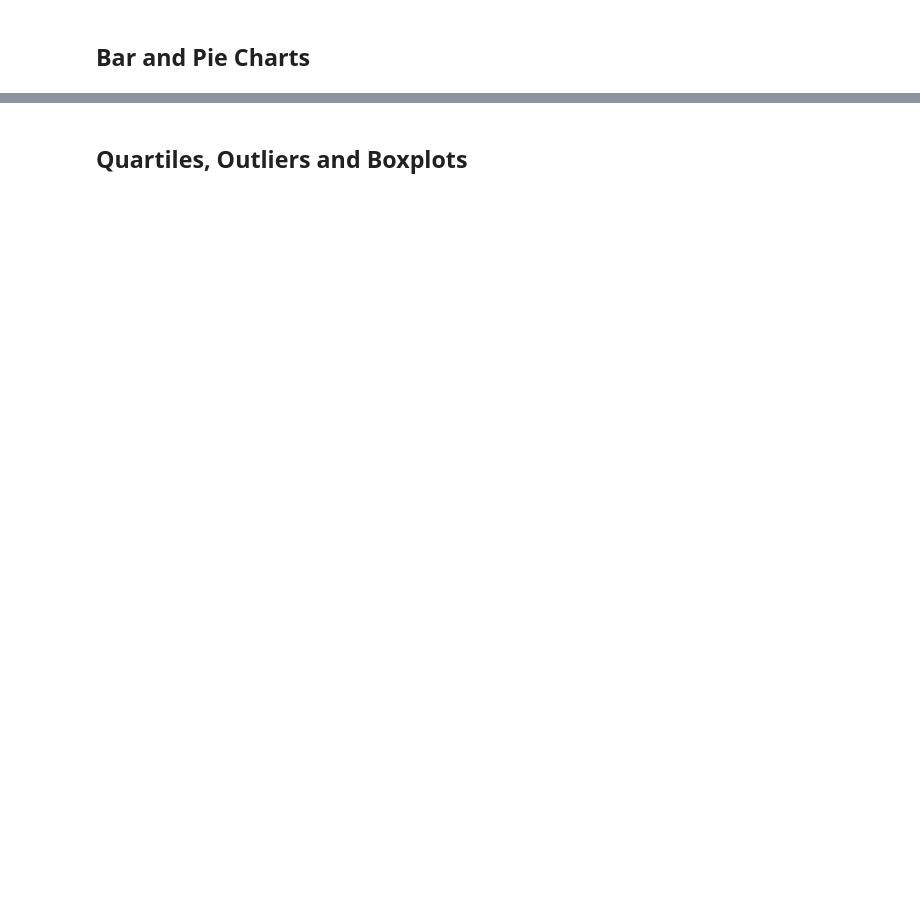
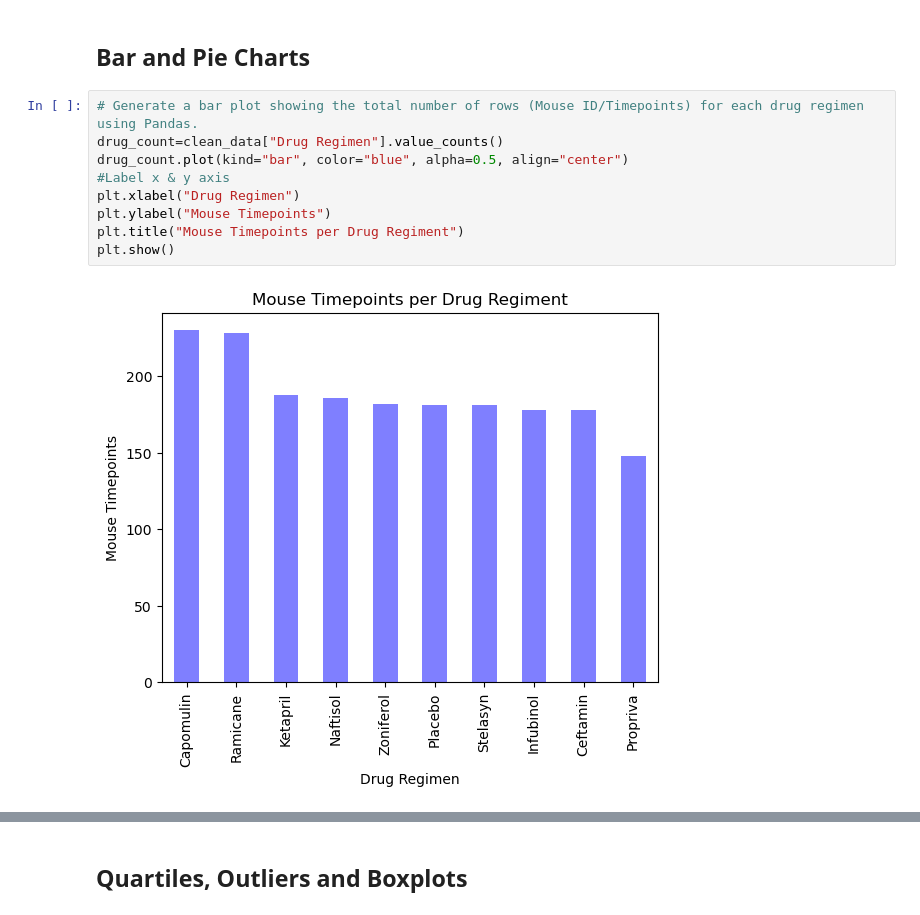
Before and after one commit to lorigirton/matplotlib-challenge, a Jupyter notebook: Pymaceuticals/pymaceuticals.ipynb, the cells around one changed output, grey strips where cells are left out. Saved outputs shown, nothing was run; the diff lists cells and outputs as text; blank space fills up the shorter version.

```diff
--- a/Pymaceuticals/pymaceuticals.ipynb
+++ b/Pymaceuticals/pymaceuticals.ipynb
@@ -88,3 +129,14 @@ clean_data.head()
 # %% [markdown]
 ## Bar and Pie Charts
+# %%
+# Generate a bar plot showing the total number of rows (Mouse ID/Timepoints) for each drug regimen using Pandas.
+drug_count=clean_data["Drug Regimen"].value_counts()
+drug_count.plot(kind="bar", color="blue", alpha=0.5, align="center")
+#Label x & y axis
+plt.xlabel("Drug Regimen")
+plt.ylabel("Mouse Timepoints")
+plt.title("Mouse Timepoints per Drug Regiment")
+plt.show()
+# %% [output]
+[figure, added]
 # %%
```
Also changed, not shown: parts of 13 cells of this notebook, 1 other file.
